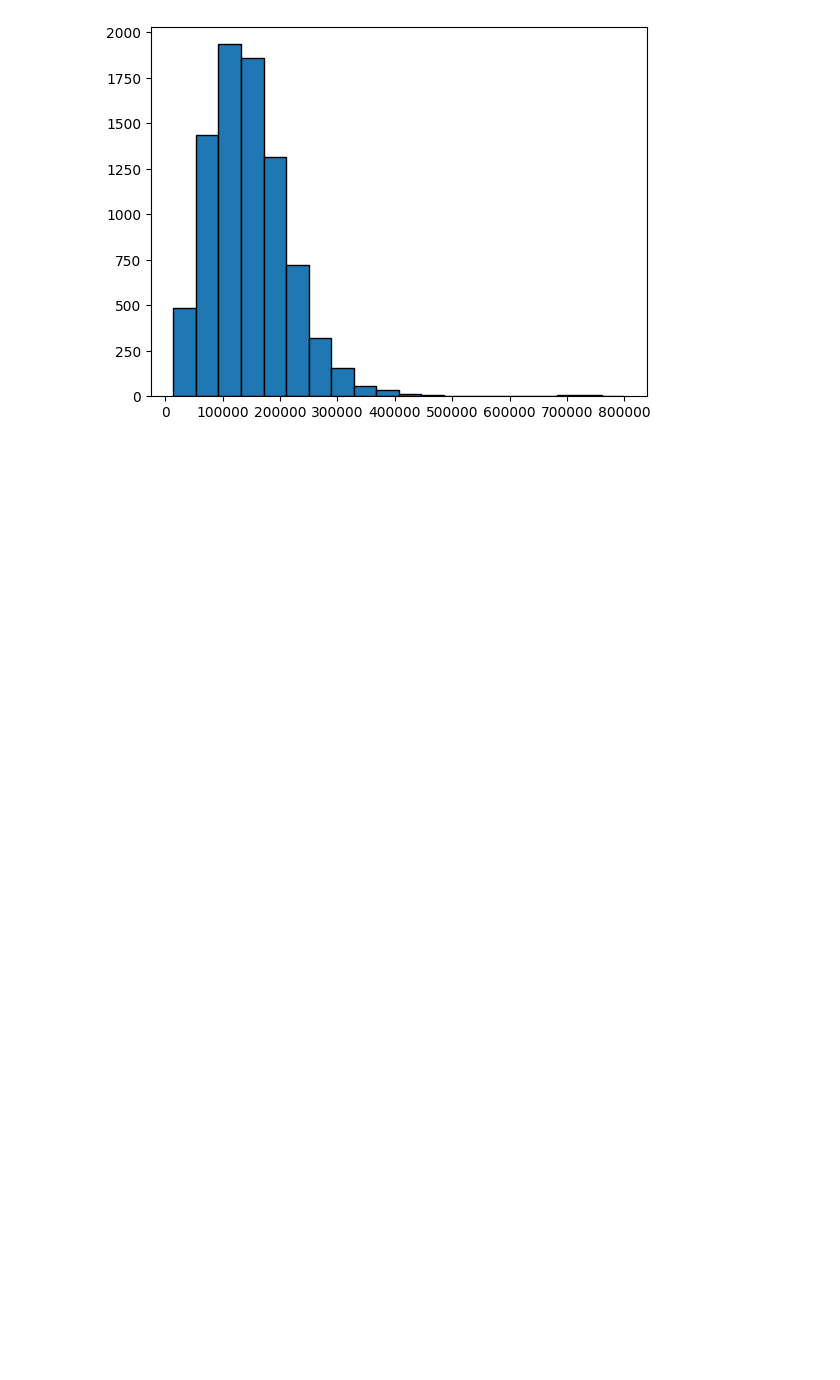
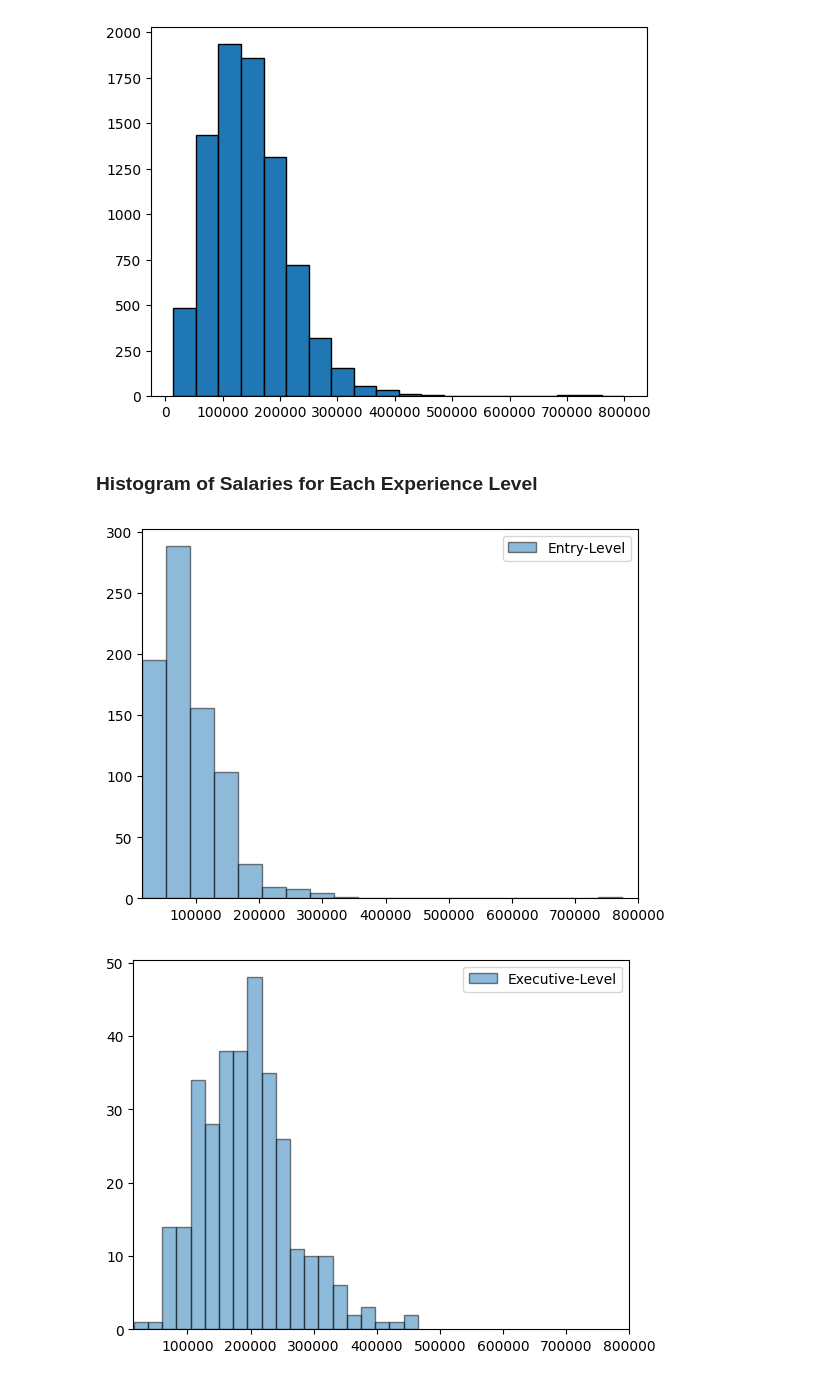
Before and after one commit to ALotov2000/data_science-CA2, a Jupyter notebook: task-2/report.ipynb, the cells around one changed output. Cells and saved outputs as stored; diff of their text form; code cells hidden in the pictures; blank space fills up the shorter version.

Commit message:
notebook: some plots were added

```diff
--- a/task-2/report.ipynb
+++ b/task-2/report.ipynb
@@ -111,5 +129,5 @@ exchange_rates
 # %%
-filtered_df.loc[:, "Salary_IN_USD"] = filtered_df.apply(
+filtered_df.loc[:, "Salary_in_USD"] = filtered_df.apply(
     lambda entry: exchange_rates[entry['Salary_Currency']] * entry['Salary'],
     axis=1)
 filtered_df[filtered_df['Salary_Currency'] != 'USD']
@@ -129,0 +155,2 @@ filtered_df[filtered_df['Salary_Currency'] != 'USD']
+# %%
+finalized_df = filtered_df
@@ -134,3 +163,17 @@ plt.grid(False)
 plt.show()
 # %% [output]
 [figure]
+# %% [markdown]
+### Histogram of Salaries for Each Experience Level
+# %%
+xmin, xmax = finalized_df['Salary_in_USD'].min(), finalized_df['Salary_in_USD'].max()
+for experience, group in finalized_df.groupby('Experience_Level'):
+    data = group['Salary_in_USD']
+    plt.figure()
+    plt.hist(data, bins=20, alpha=0.5, edgecolor='black', label=experience)
+    plt.legend()
+    plt.xlim(xmin, xmax)
+plt.show()
+# %% [output]
+[figure, added]
+[figure, added]
```
Also changed, not shown: parts of 19 cells of this notebook.
